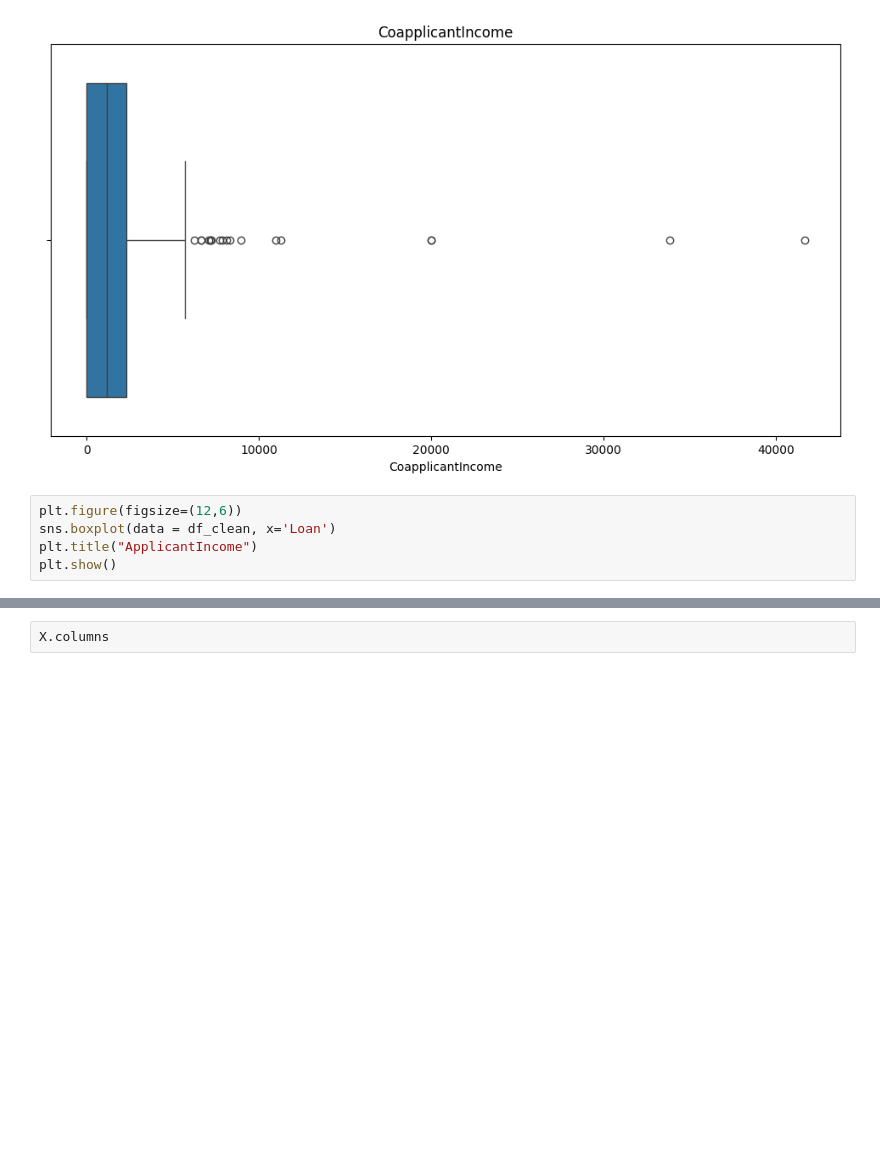
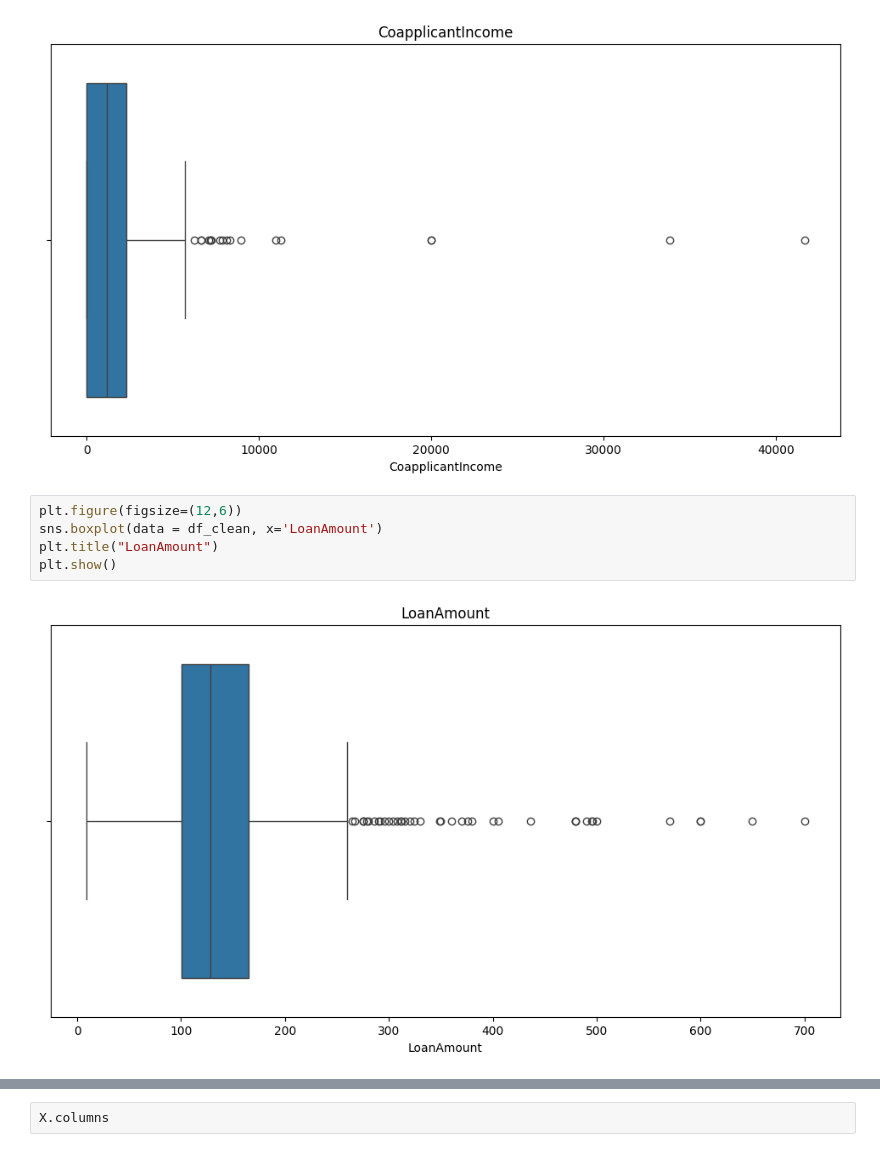
Before and after one commit to Tobiemma/ml_loan_classification, a Jupyter notebook: jupyter/loan_eda.ipynb, the cells around one changed output, grey strips where cells are left out. Saved outputs shown, nothing was run; the diff lists cells and outputs as text; blank space fills up the shorter version.

```diff
--- a/jupyter/loan_eda.ipynb
+++ b/jupyter/loan_eda.ipynb
@@ -270,8 +242,10 @@ plt.show()
 [figure]
 # %%
 plt.figure(figsize=(12,6))
-sns.boxplot(data = df_clean, x='Loan')
-plt.title("ApplicantIncome")
+sns.boxplot(data = df_clean, x='LoanAmount')
+plt.title("LoanAmount")
 plt.show()
+# %% [output]
+[figure, added]
 # %%
 from sklearn.ensemble import IsolationForest
```
Also changed, not shown: parts of 30 cells of this notebook.
